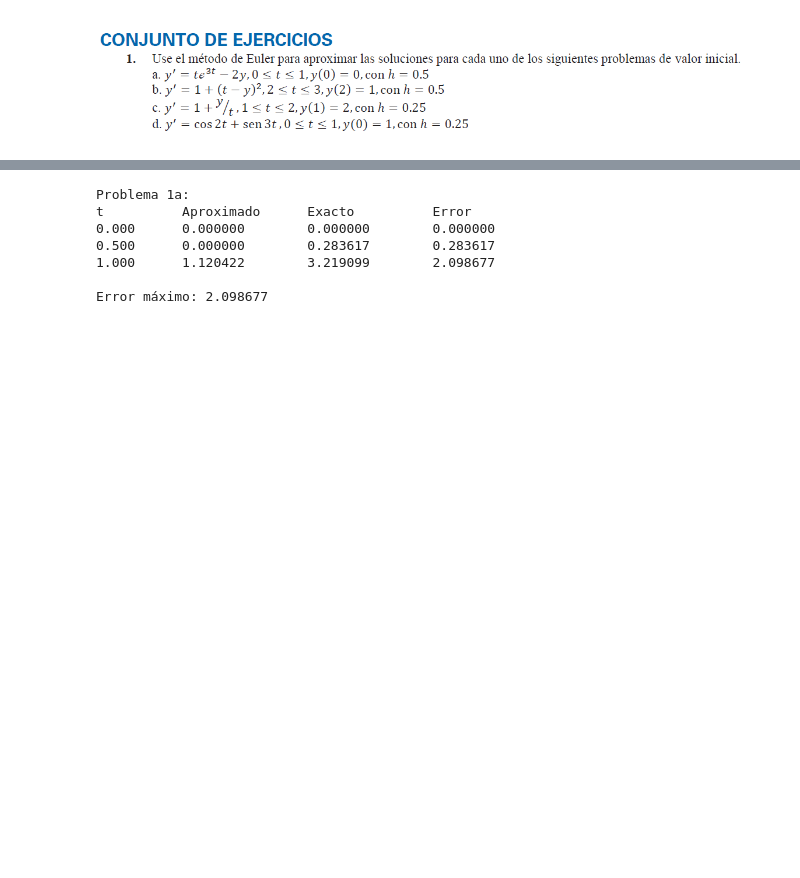
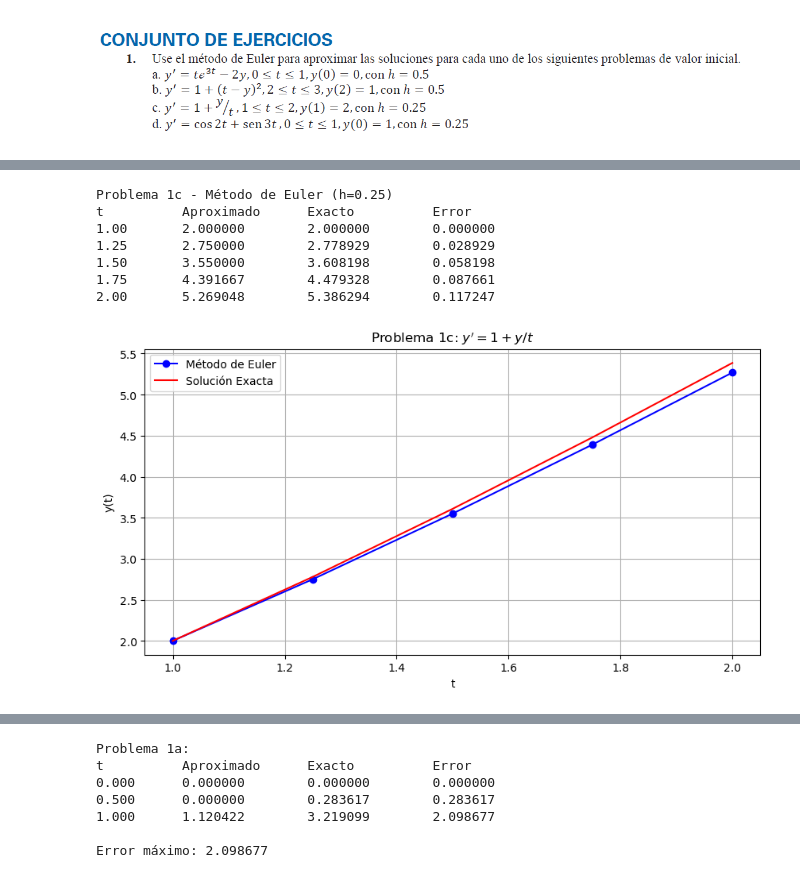
Before and after one commit to JASL22/-Tarea-12-Ejercicios-Unidad-05-A-ODE-Metodo-de-Euler, a Jupyter notebook: Deber 12.ipynb, the cells around one changed output, grey strips where cells are left out. Drawn from its saved outputs; the diff is of its cells as text; code cells hidden in the pictures; blank space fills up the shorter version.

```diff
--- a/Deber 12.ipynb
+++ b/Deber 12.ipynb
@@ -123,0 +110,43 @@ def print_results(t, y_approx, y_exact, errors):
+# %%
+def f1c(t, y):
+    return 1 + y/t
+
+def exact_sol1c(t):
+    return t * np.log(t) + 2*t
+
+# Parámetros
+t0, y0 = 1, 2
+h = 0.25
+n = int((2 - t0)/h)
+
+# Aplicar Euler
+t_euler, y_euler = euler_method(f1c, t0, y0, h, n)
+
+# Solución exacta
+y_exact = exact_sol1c(t_euler)
+
+# Resultados
+print("Problema 1c - Método de Euler (h=0.25)")
+print("{:<10} {:<15} {:<15} {:<15}".format("t", "Aproximado", "Exacto", "Error"))
+for ti, ye, ya in zip(t_euler, y_euler, y_exact):
+    print("{:<10.2f} {:<15.6f} {:<15.6f} {:<15.6f}".format(ti, ye, ya, abs(ya - ye)))
+
+# Gráfico
+plt.figure(figsize=(10, 5))
+plt.plot(t_euler, y_euler, 'bo-', label='Método de Euler')
+plt.plot(t_euler, y_exact, 'r-', label='Solución Exacta')
+plt.title("Problema 1c: $y' = 1 + y/t$")
+plt.xlabel('t')
+plt.ylabel('y(t)')
+plt.legend()
+plt.grid()
+plt.show()
+# %% [output]
+Problema 1c - Método de Euler (h=0.25)
+t          Aproximado      Exacto          Error
+1.00       2.000000        2.000000        0.000000
+1.25       2.750000        2.778929        0.028929
+1.50       3.550000        3.608198        0.058198
+1.75       4.391667        4.479328        0.087661
+2.00       5.269048        5.386294        0.117247
+[figure, added]
```
Also changed, not shown: parts of 4 cells of this notebook.
